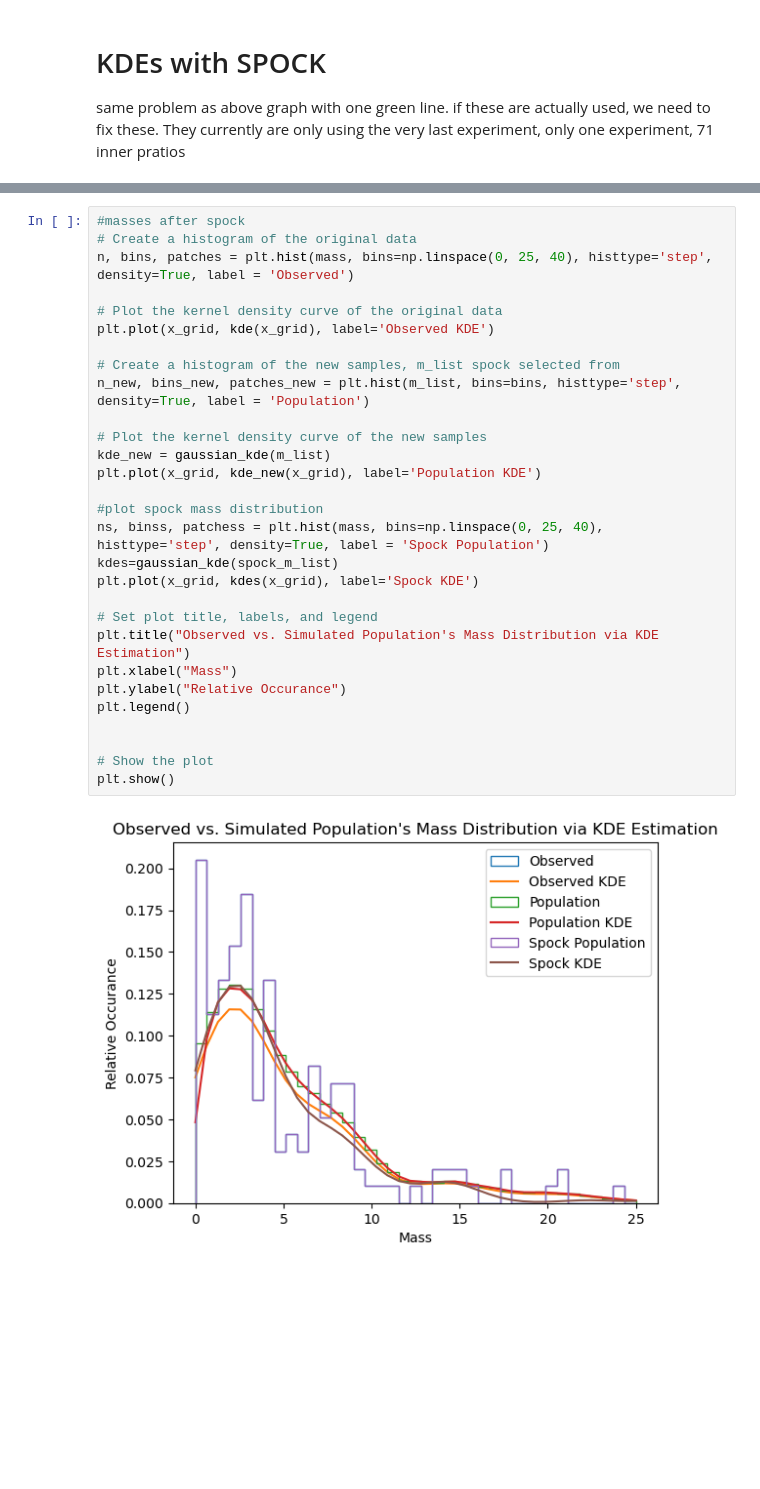
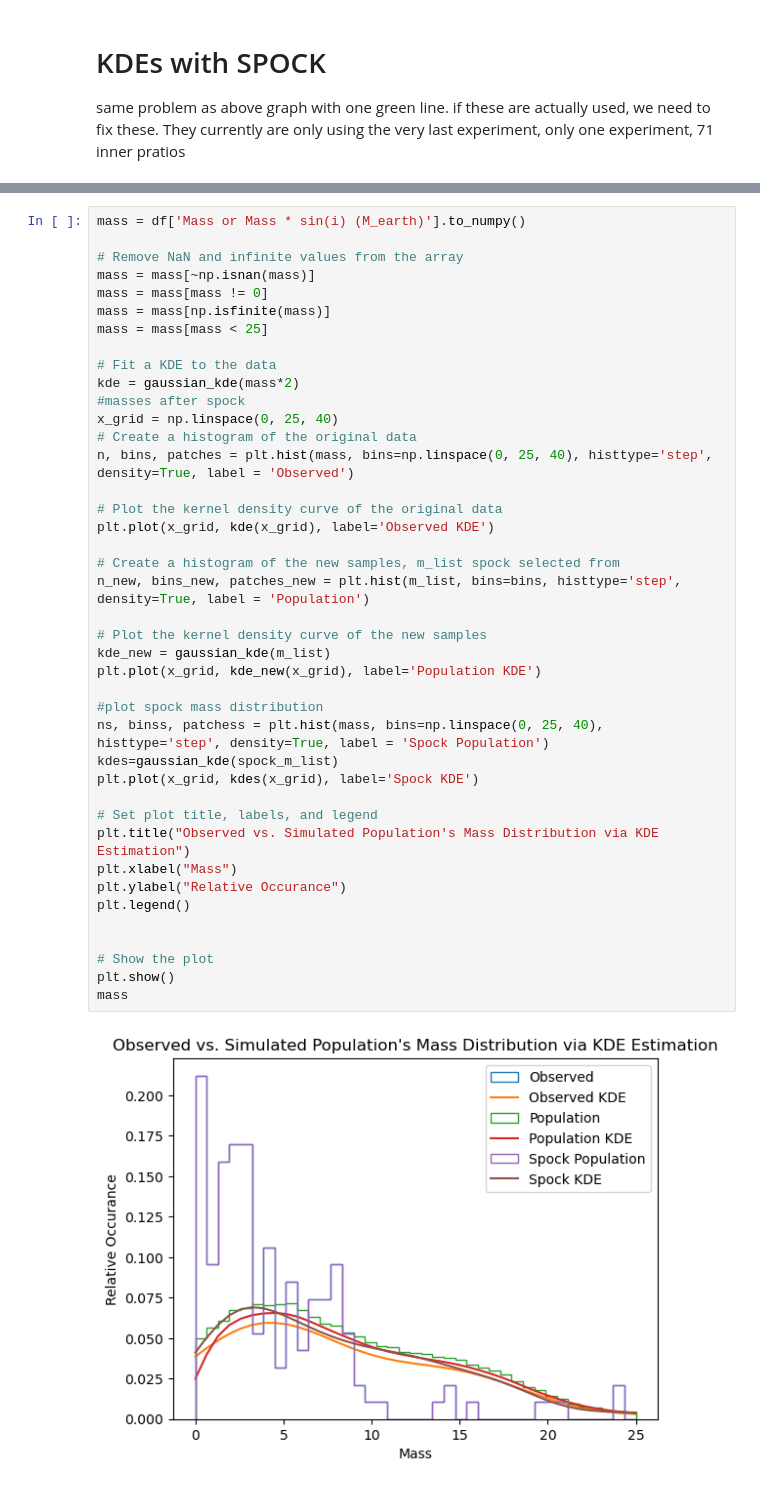
Before and after one commit to Waldoroni/InnerEdgeStuff, a Jupyter notebook: June_2023_Most_Important_Files+TODO/numpy-save-sim-mass.ipynb, the cells around one changed output, grey strips where cells are left out. Drawn from its saved outputs; the diff is of its cells as text; blank space fills up the shorter version.

Commit message:
waldo graphs

```diff
--- a/June_2023_Most_Important_Files+TODO/numpy-save-sim-mass.ipynb
+++ b/June_2023_Most_Important_Files+TODO/numpy-save-sim-mass.ipynb
@@ -547,31 +567,43 @@ plt.show()
 # %%
+mass = df['Mass or Mass * sin(i) (M_earth)'].to_numpy()
+
+# Remove NaN and infinite values from the array
+mass = mass[~np.isnan(mass)]
+mass = mass[mass != 0]
+mass = mass[np.isfinite(mass)]
+mass = mass[mass < 25]
+
+# Fit a KDE to the data
+kde = gaussian_kde(mass*2)
 #masses after spock
+x_grid = np.linspace(0, 25, 40)
 # Create a histogram of the original data
 n, bins, patches = plt.hist(mass, bins=np.linspace(0, 25, 40), histtype='step', density=True, label = 'Observed')
 
 # Plot the kernel density curve of the original data
 plt.plot(x_grid, kde(x_grid), label='Observed KDE')
 
 # Create a histogram of the new samples, m_list spock selected from
 n_new, bins_new, patches_new = plt.hist(m_list, bins=bins, histtype='step', density=True, label = 'Population')
 
 # Plot the kernel density curve of the new samples
 kde_new = gaussian_kde(m_list)
 plt.plot(x_grid, kde_new(x_grid), label='Population KDE')
 
 #plot spock mass distribution
 ns, binss, patchess = plt.hist(mass, bins=np.linspace(0, 25, 40), histtype='step', density=True, label = 'Spock Population')
 kdes=gaussian_kde(spock_m_list)
 plt.plot(x_grid, kdes(x_grid), label='Spock KDE')
 
 # Set plot title, labels, and legend
 plt.title("Observed vs. Simulated Population's Mass Distribution via KDE Estimation")
 plt.xlabel("Mass")
 plt.ylabel("Relative Occurance")
 plt.legend()
 
 
 # Show the plot
 plt.show()
+mass
 # %% [output]
-[figure, old version]
+[figure, new version]
```
Also changed, not shown: parts of 9 cells of this notebook, 6 other files.
